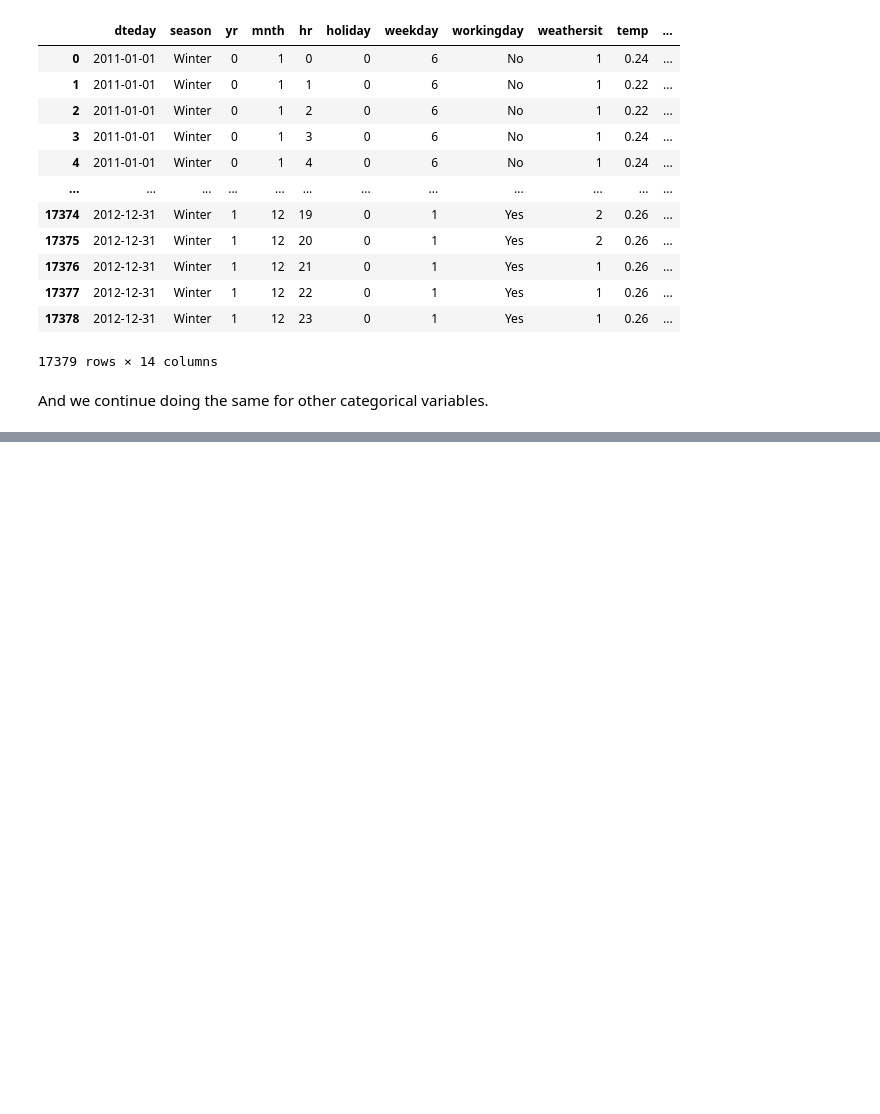
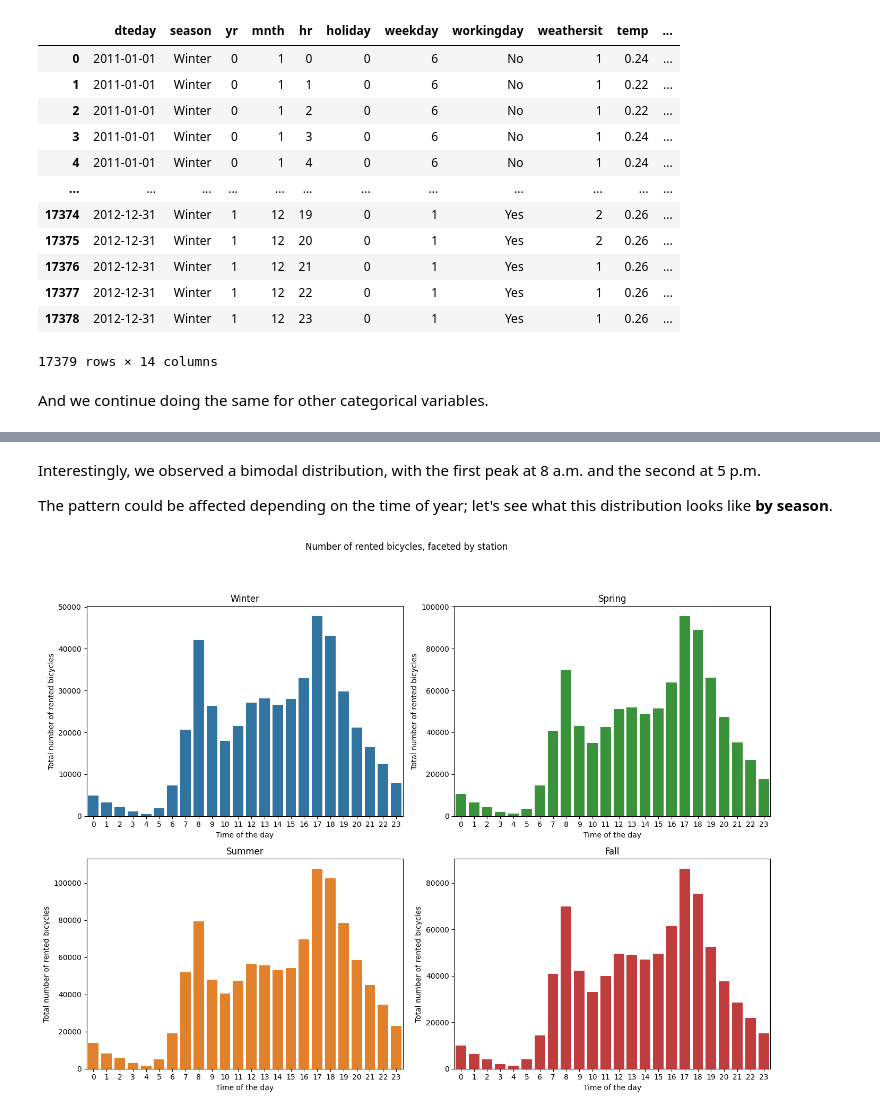
Before and after one commit to jospablo777/ml_model_api, a Jupyter notebook: notebooks/eda_and_toy_model.ipynb, the cells around one changed output, grey strips where cells are left out. Cells and saved outputs as stored; diff of their text form; code cells hidden in the pictures; blank space fills up the shorter version.

```diff
--- a/notebooks/eda_and_toy_model.ipynb
+++ b/notebooks/eda_and_toy_model.ipynb
@@ -165,0 +222,35 @@ bike_sharing_df['mnth'] = bike_sharing_df['mnth'].map(month_mapping).astype('cat
+# %% [markdown]
+Interestingly, we observed a bimodal distribution, with the first peak at 8 a.m. and the second at 5 p.m.
+
+The pattern could be affected depending on the time of year; let's see what this distribution looks like **by season**.
+# %%
+aggregated_data = full_df.groupby(['season', 'hr'], as_index=False)['cnt'].sum()
+
+# To make it look nicer we color code the stations :)
+season_colors = {
+    "Winter": "#1f77b4",  # Blue
+    "Spring": "#2ca02c",  # Green
+    "Summer": "#ff7f0e",  # Orange
+    "Fall": "#d62728"     # Warm red
+}
+
+# Set chart grid
+fig, axes = plt.subplots(2, 2, figsize=(14, 10))
+fig.suptitle("Number of rented bicycles, faceted by station", y=1.05)
+
+axes = axes.flatten()
+
+# Loop to chart
+for idx, (season, color) in enumerate(season_colors.items()):
+    subset = aggregated_data[aggregated_data['season'] == season]
+    sns.barplot(data=subset, x="hr", y="cnt", ax=axes[idx], color=color)
+    axes[idx].set_title(season)
+    axes[idx].set_xlabel("Time of the day")
+    axes[idx].set_ylabel("Total number of rented bicycles")
+    axes[idx].tick_params(rotation=0)
+
+# Adjust
+plt.tight_layout()
+plt.show()
+# %% [output]
+[figure, added]
```
Also changed, not shown: parts of 10 cells of this notebook.
